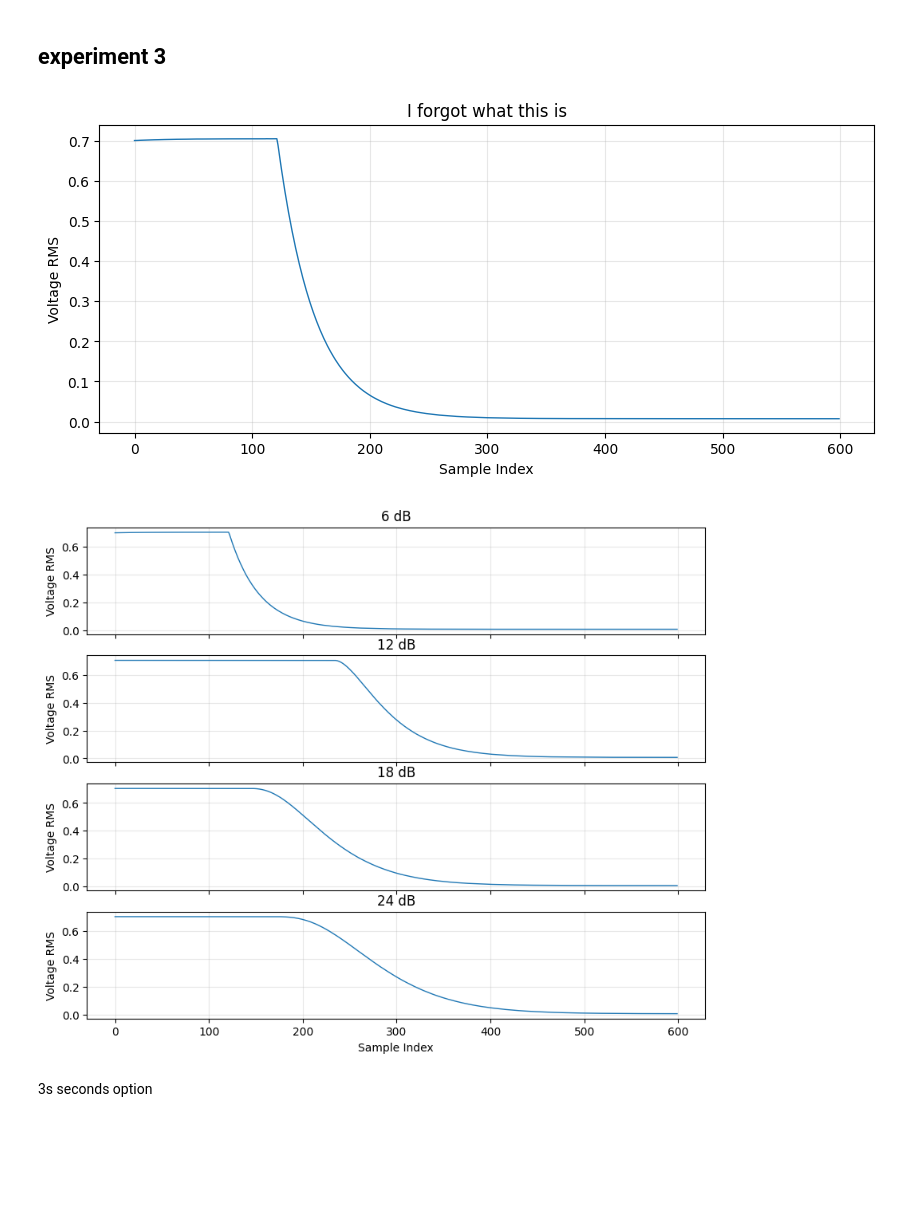
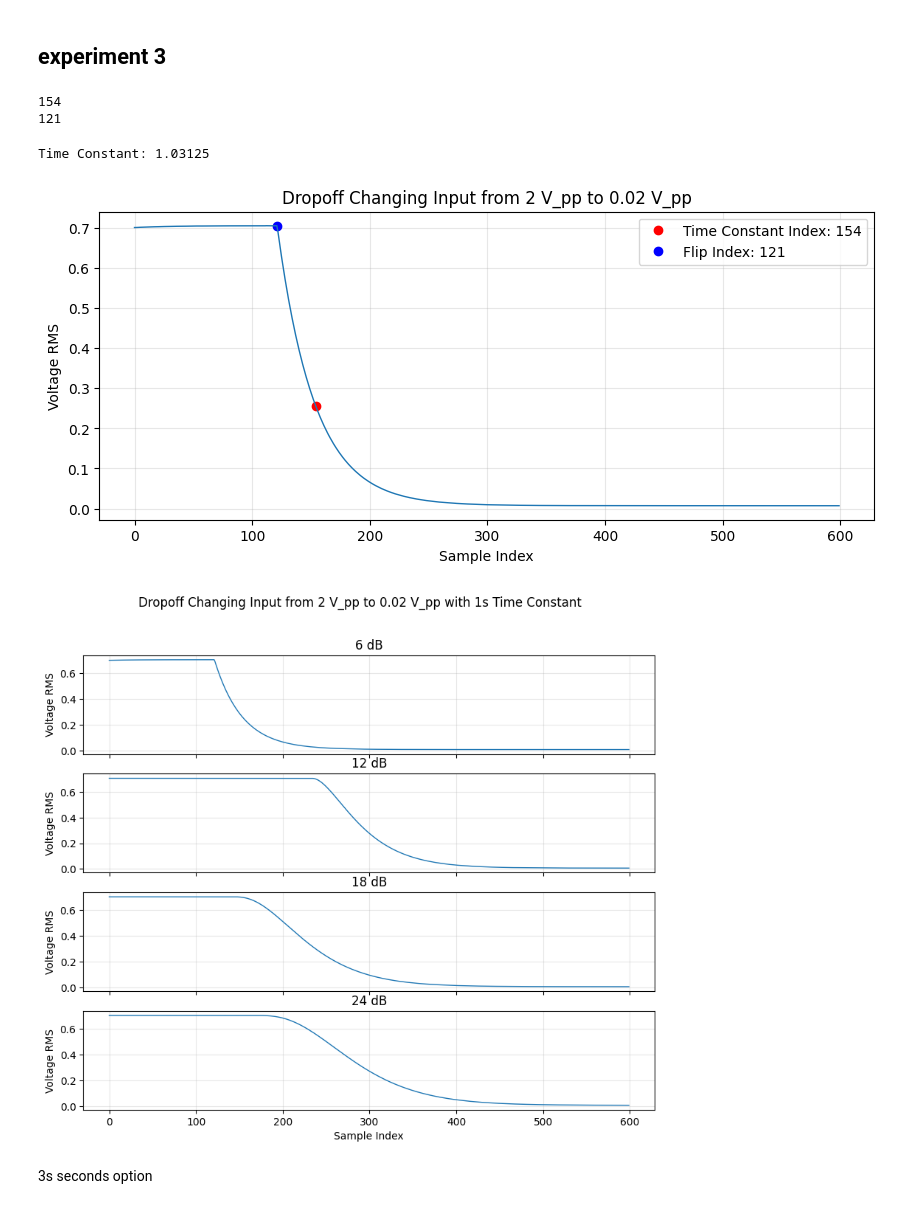
Before and after one commit to curtisjhu/lls, a Jupyter notebook: main.ipynb, the cells around one changed output. Cells and saved outputs as stored; diff of their text form; code cells hidden in the pictures; blank space fills up the shorter version.

```diff
--- a/main.ipynb
+++ b/main.ipynb
@@ -33,47 +33,74 @@ plt.show()
 since the lockin only measures the fundamental, and measures the rms. not 2f, 3f, 4f, etc.
 # %% [markdown]
 ## experiment 3
+# %%
+sheet = pd.read_csv('exp3/exp3_3(T = 1.0E+0 ).xls')
+
+val = sheet["y"][:110].mean() / np.e
+tm_idx = np.abs(sheet["y"] - val).argmin()
+print(tm_idx)
+
+mu = sheet["y"][:110].mean()
+sig = sheet["y"][:110].std()
+flip_idx = np.array(np.where(mu - 1.5*sig < sheet["y"][:150])).max()
+print(flip_idx)
+# %% [output]
+154
+121
 # %%
-sheet = pd.read_csv('exp3/exp3_3(T = 1.0E+0 ).xls')
+
 plt.figure(figsize=(10, 4))
+
+plt.plot(tm_idx, sheet["y"][tm_idx], 'ro', label=f"Time Constant Index: {tm_idx}")
+plt.plot(flip_idx, sheet["y"][flip_idx], 'bo', label=f"Flip Index: {flip_idx}")
+
+# calculate TC via sample rate
+time_constant = (tm_idx - flip_idx) / 32
+print(f"Time Constant: {time_constant}")
+
 plt.plot(sheet.index, sheet["y"], linewidth=1)
 plt.xlabel("Sample Index")
 plt.ylabel("Voltage RMS")
-plt.title("I forgot what this is")
+plt.title("Dropoff Changing Input from 2 V_pp to 0.02 V_pp")
 plt.grid(True, alpha=0.3)
+plt.legend()
 plt.show()
 # %% [output]
+Time Constant: 1.03125
-[figure, old version]
+[figure, new version]
 # %%
 sh1 = pd.read_csv('exp3/exp3_3(T = 1.0E+0 ).xls')
 sh2 = pd.read_csv('exp3/exp3_12dB(T = 1.0E+0 ).xls')
 sh3 = pd.read_csv('exp3/exp3_18dB(T = 1.0E+0 ).xls')
 sh4 = pd.read_csv('exp3/exp3_24dB(T = 1.0E+0 ).xls')
 
 fig, ax = plt.subplots(4, 1, figsize=(10, 8), sharex=True)
+
+fig.suptitle("Dropoff Changing Input from 2 V_pp to 0.02 V_pp with 1s Time Constant")
+
 ax[0].plot(sh1.index, sh1["y"], linewidth=1)
 ax[0].set_ylabel("Voltage RMS")
 ax[0].set_title("6 dB")
 ax[0].grid(True, alpha=0.3)
 
 ax[1].plot(sh2.index, sh2["y"], linewidth=1)
 ax[1].set_ylabel("Voltage RMS")
 ax[1].set_title("12 dB")
 ax[1].grid(True, alpha=0.3)
 
 ax[2].plot(sh3.index, sh3["y"], linewidth=1)
 ax[2].set_ylabel("Voltage RMS")
 ax[2].set_title("18 dB")
 ax[2].grid(True, alpha=0.3)
 
 ax[3].plot(sh4.index, sh4["y"], linewidth=1)
 ax[3].set_xlabel("Sample Index")
 ax[3].set_ylabel("Voltage RMS")
 ax[3].set_title("24 dB")
 ax[3].grid(True, alpha=0.3)
 plt.show()
 # %% [output]
-[figure, old version]
+[figure, new version]
 # %% [markdown]
 3s seconds option
 # %%
```
Also changed, not shown: parts of 10 cells of this notebook, 6 other files.
